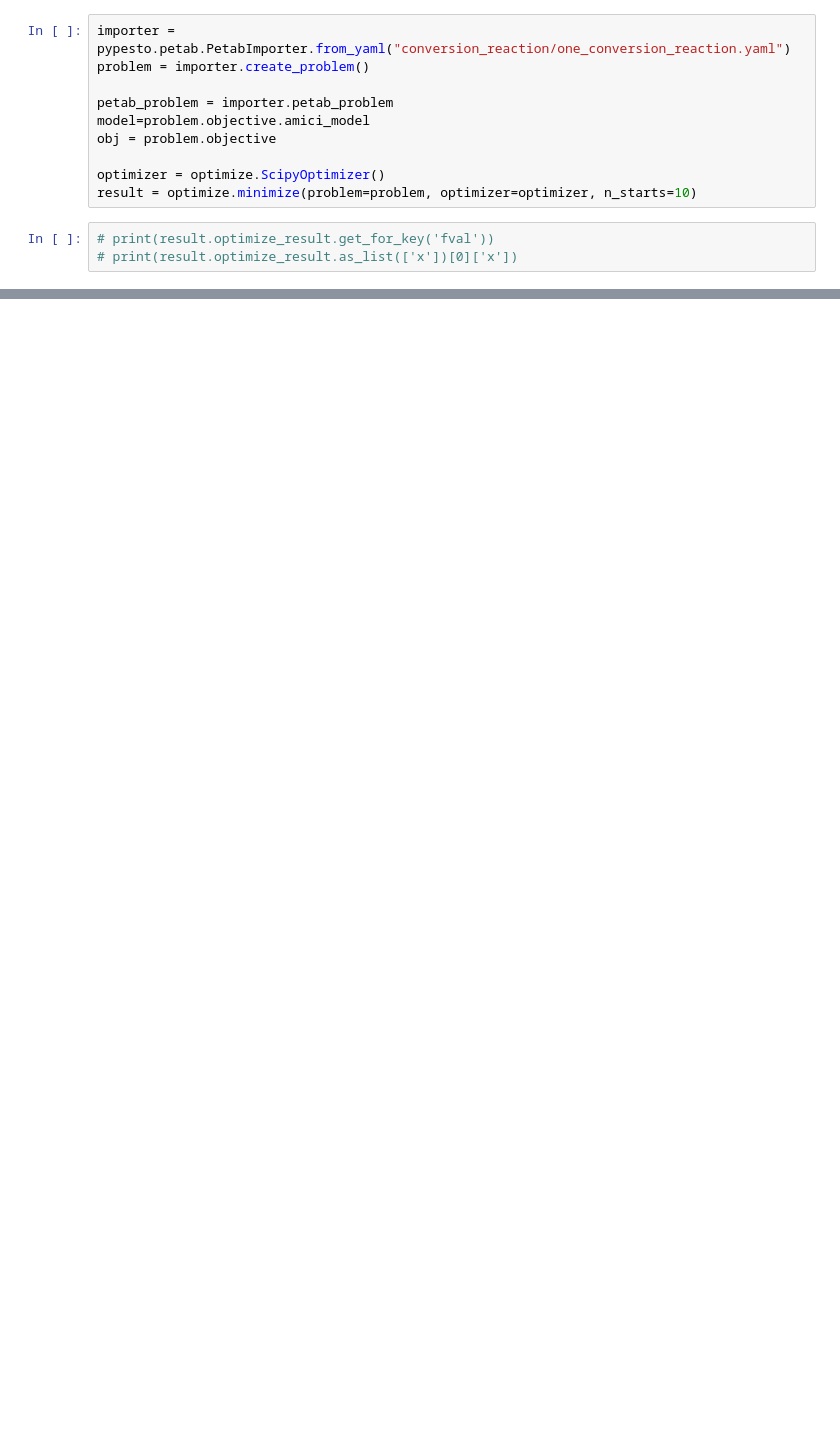
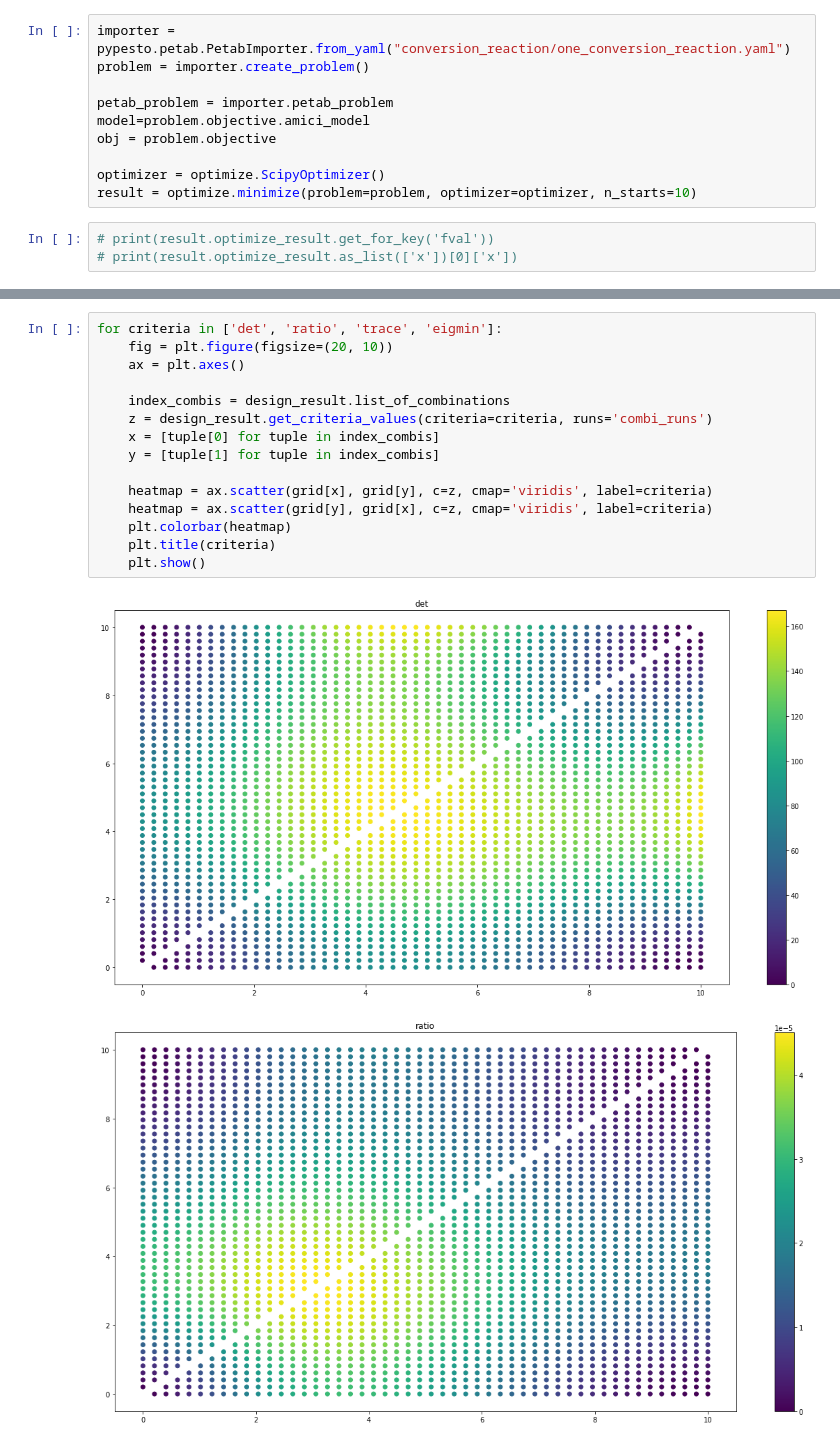
Before and after one commit to ICB-DCM/pyPESTO, a Jupyter notebook: doc/example/optdesign/example.ipynb, the cells around one changed output, grey strips where cells are left out. Saved outputs shown, nothing was run; the diff lists cells and outputs as text; blank space fills up the shorter version.

```diff
--- a/doc/example/optdesign/example.ipynb
+++ b/doc/example/optdesign/example.ipynb
@@ -151,0 +162,18 @@ design_result.get_criteria_values('eigvals')
+# %%
+for criteria in ['det', 'ratio', 'trace', 'eigmin']:
+    fig = plt.figure(figsize=(20, 10))
+    ax = plt.axes()
+
+    index_combis = design_result.list_of_combinations
+    z = design_result.get_criteria_values(criteria=criteria, runs='combi_runs')
+    x = [tuple[0] for tuple in index_combis]
+    y = [tuple[1] for tuple in index_combis]
+
+    heatmap = ax.scatter(grid[x], grid[y], c=z, cmap='viridis', label=criteria)
+    heatmap = ax.scatter(grid[y], grid[x], c=z, cmap='viridis', label=criteria)
+    plt.colorbar(heatmap)
+    plt.title(criteria)
+    plt.show()
+# %% [output]
+[figure, added]
+[figure, added]
```
Also changed, not shown: parts of 16 cells of this notebook.
